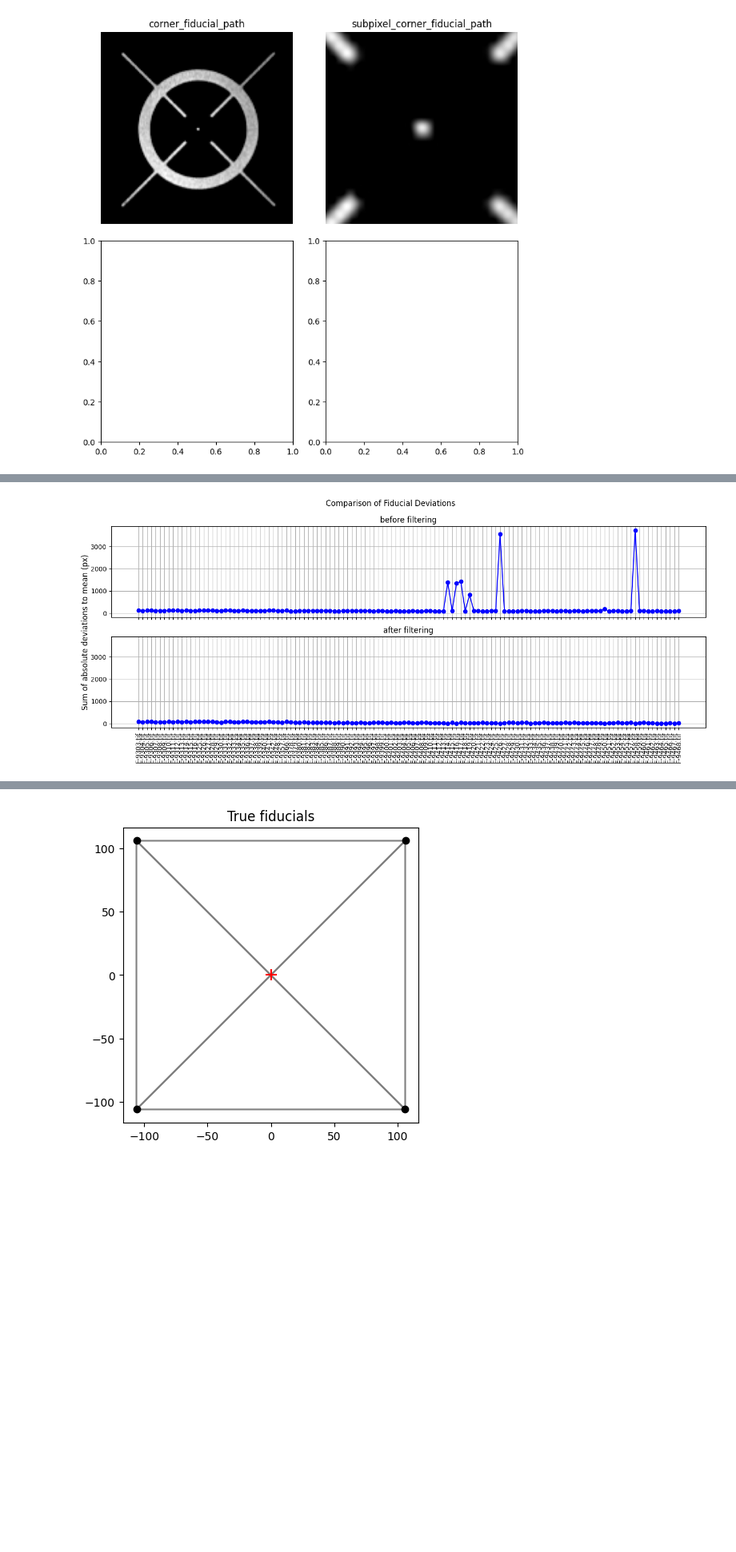
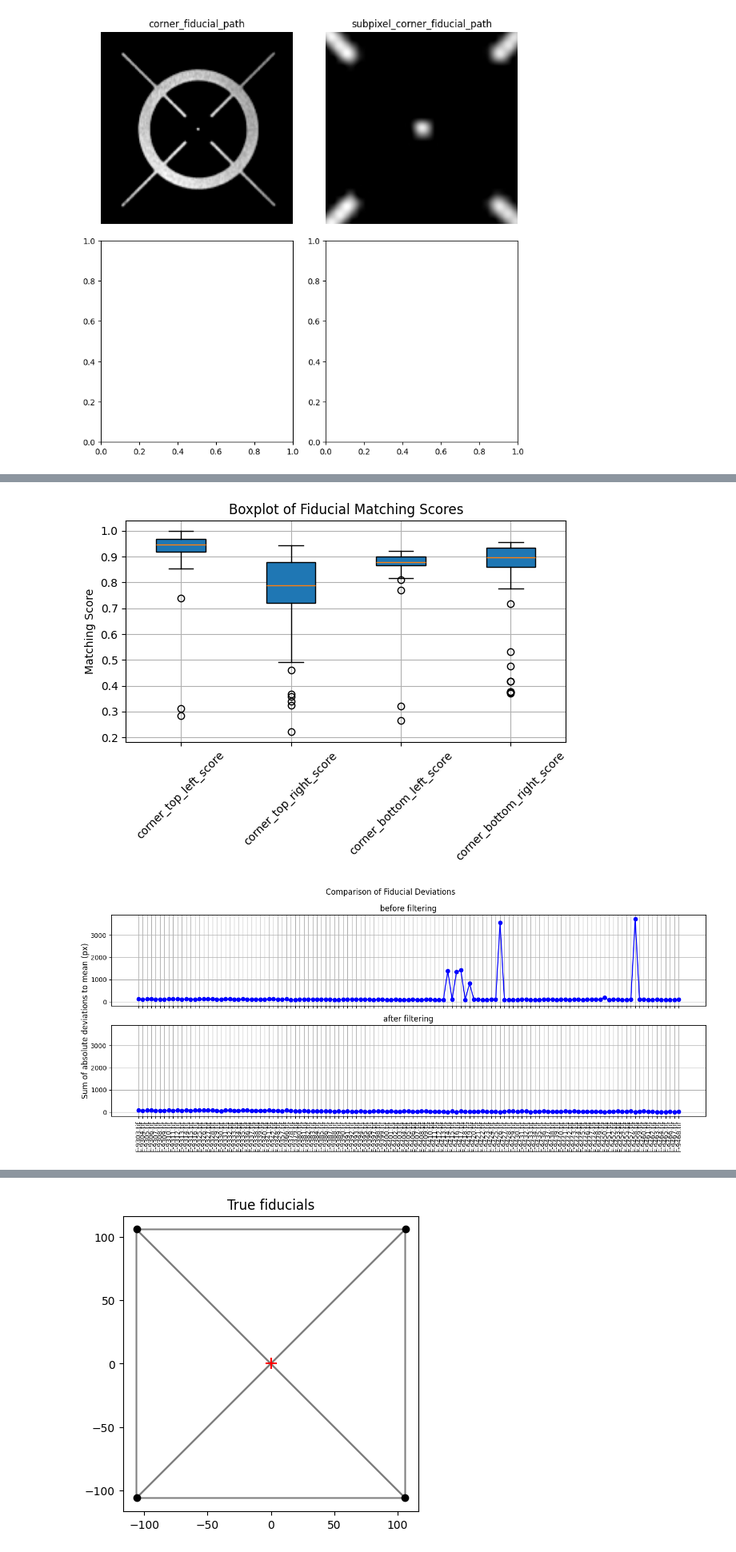
Before and after one commit to shippp/history, a Jupyter notebook: notebooks/iceland_aerial.ipynb, the cells around one changed output, grey strips where cells are left out. Shown at 80% size. Drawn from its saved outputs; the diff is of its cells as text; code cells hidden in the pictures; blank space fills up the shorter version.

```diff
--- a/notebooks/iceland_aerial.ipynb
+++ b/notebooks/iceland_aerial.ipynb
@@ -11,7 +14,7 @@ import glob
 ## Settings
 # %%
 # path settings
-PROJECT_DIRECTORY = "data/iceland/aerial/1980_08_22"
+PROJECT_DIRECTORY = "data/iceland/aerial_images/1980_08_22"
 RAW_IMAGES_DIRECTORY = os.path.join(PROJECT_DIRECTORY, "raw_images")
 PREPROCESSED_IMAGES_DIRECTORY = os.path.join(PROJECT_DIRECTORY, "preprocessed_images")
 CROPPED_IMAGES_DIRECTORY = os.path.join(PROJECT_DIRECTORY, "cropped_images")
@@ -86,2 +96,5 @@ The `AerialPreprocessing.detect_fiducials()` method will detect for all images i
 # %%
-detected_fiducials_df = ap.detect_fiducials(grid_size=7, max_workers=MAX_WORKERS)
+
+detected_fiducials_df = hipp.aerial.iter_detect_fiducials(RAW_IMAGES_DIRECTORY, FIDUCIALS_DIRECTORY, grid_size=7, max_workers=MAX_WORKERS)
+
+filtered_detected_fiducials_df = hipp.aerial.filter_detected_fiducials(detected_fiducials_df)
@@ -105,4 +121,6 @@ After filtering:
 # %%
-filtered_detected_fiducials_df = ap.filter_detected_fiducials(detected_fiducials_df)
+hipp.aerial.qc.plot_detection_score_boxplot(detected_fiducials_df)
+hipp.aerial.qc.plot_fiducials_filtering(detected_fiducials_df, filtered_detected_fiducials_df)
 # %% [output]
-[figure, old version]
+[figure, new version]
+[figure, added]
```
Also changed, not shown: parts of 30 cells of this notebook, 14 other files.
